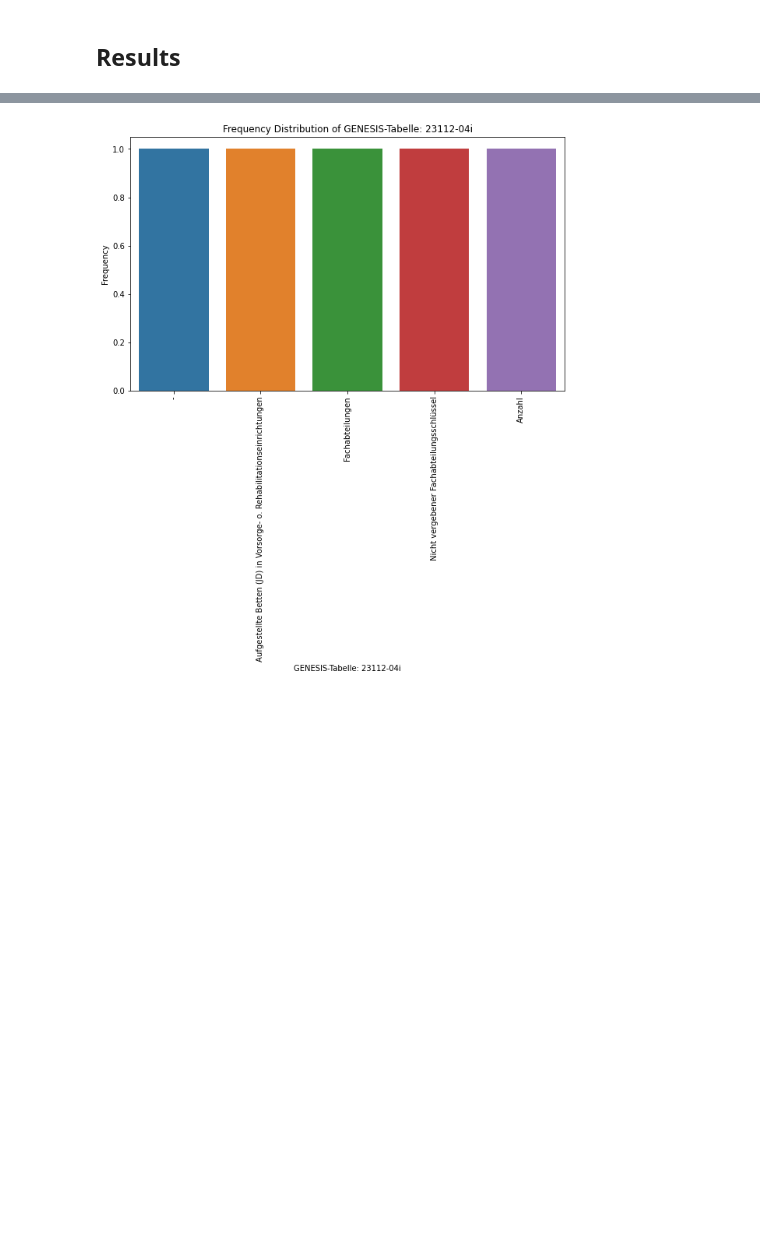
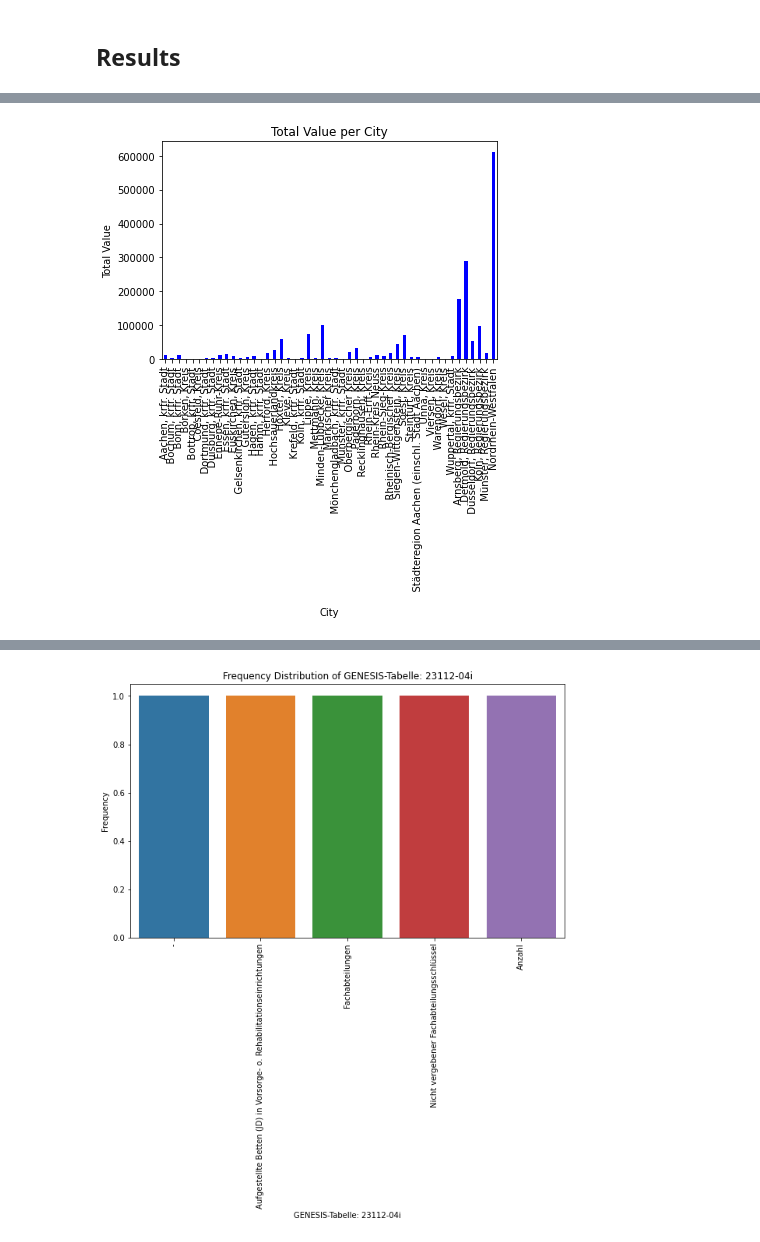
Before and after one commit to siddharthmane/made-template, a Jupyter notebook: project/report.ipynb, the cells around one changed output, grey strips where cells are left out. Cells and saved outputs as stored; diff of their text form; code cells hidden in the pictures; blank space fills up the shorter version.

```diff
--- a/project/report.ipynb
+++ b/project/report.ipynb
@@ -46,0 +72,17 @@ Requirement already satisfied: six>=1.5 in c:\users\91957\appdata\local\programs
+# %%
+import sqlite3
+import pandas as pd
+
+# Connect to the SQLite database
+# os.chdir('..')
+Sqlfilepath1 = os.path.join(os.getcwd(), "beddata.sqlite")
+conn = sqlite3.connect(Sqlfilepath1)
+print(Sqlfilepath1)
+
+# Test case: Selecting the query using PANDAS function to check whether the data is stored in the database.
+query = f"SELECT * FROM beddata;"
+beddata_df = pd.read_sql_query(query, conn)
+print(beddata_df)
+
+# Close the connection
+conn.close()
@@ -46,0 +115,14 @@ Requirement already satisfied: six>=1.5 in c:\users\91957\appdata\local\programs
+# %%
+import pandas as pd
+import matplotlib.pyplot as plt
+
+grouped_data = beddata_df.groupby('city')['setup beds in rehab Total'].sum()
+
+# Plotting
+grouped_data.plot(kind='bar', color='blue')
+plt.xlabel('City')
+plt.ylabel('Total Value')
+plt.title('Total Value per City')
+plt.show()
+# %% [output]
+[figure, added]
```
Also changed, not shown: parts of 11 cells of this notebook, 4 other files.
